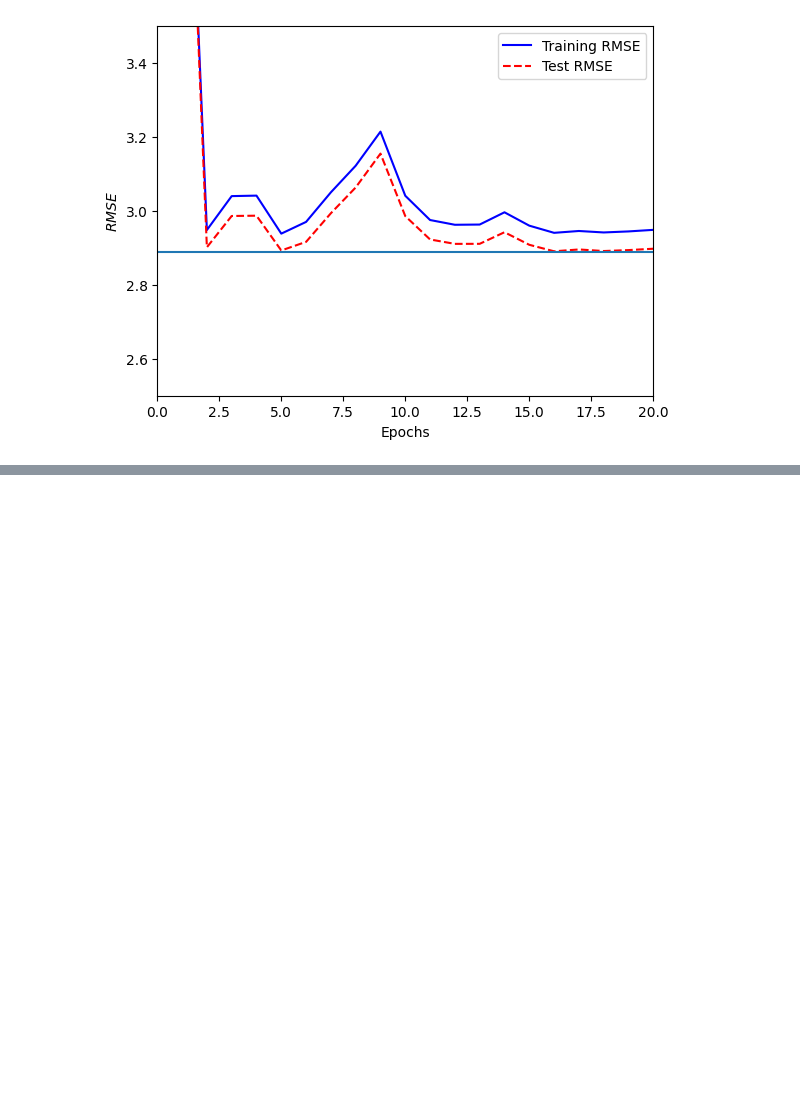
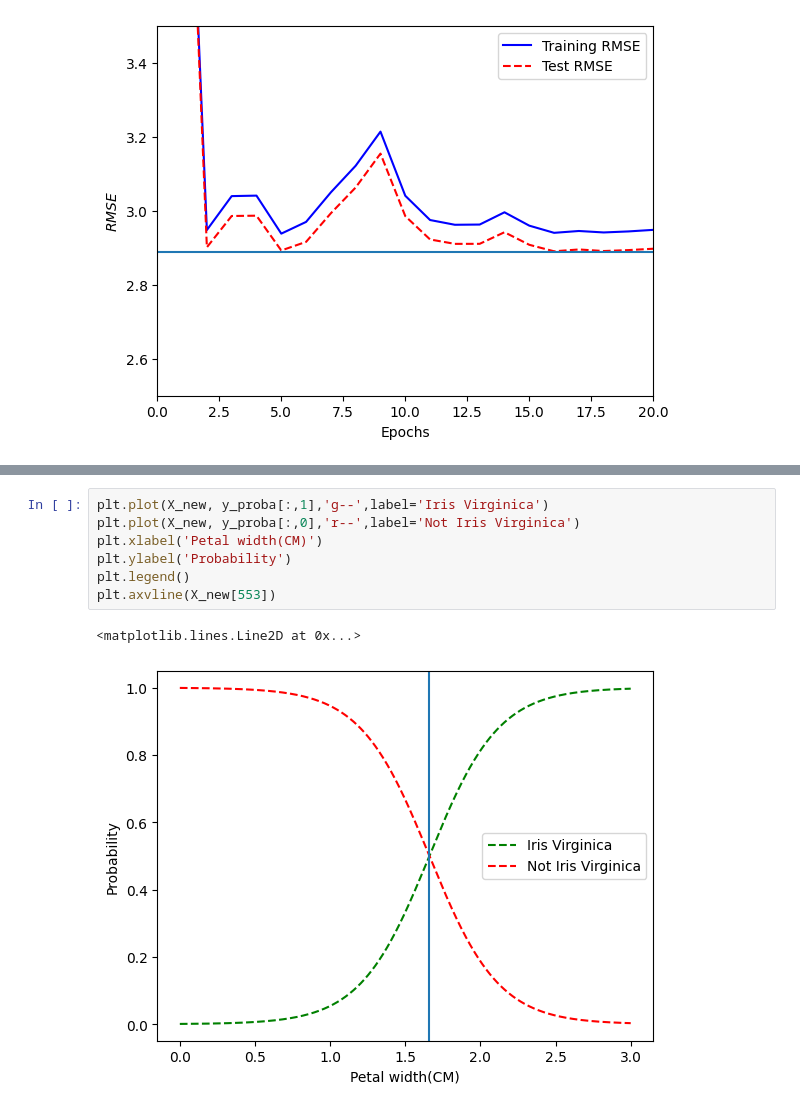
Before and after one commit to ARKA1112/HOML_AurelienG, a Jupyter notebook: chap4_TrainingM.ipynb, the cells around one changed output, grey strips where cells are left out. Cells and saved outputs as stored; diff of their text form; blank space fills up the shorter version.

```diff
--- a/chap4_TrainingM.ipynb
+++ b/chap4_TrainingM.ipynb
@@ -566,0 +675,10 @@ plt.legend()
+# %%
+plt.plot(X_new, y_proba[:,1],'g--',label='Iris Virginica')
+plt.plot(X_new, y_proba[:,0],'r--',label='Not Iris Virginica')
+plt.xlabel('Petal width(CM)')
+plt.ylabel('Probability')
+plt.legend()
+plt.axvline(X_new[553])
+# %% [output]
+<matplotlib.lines.Line2D at 0x...>
+[figure, added]
```
Also changed, not shown: parts of 35 cells of this notebook.
